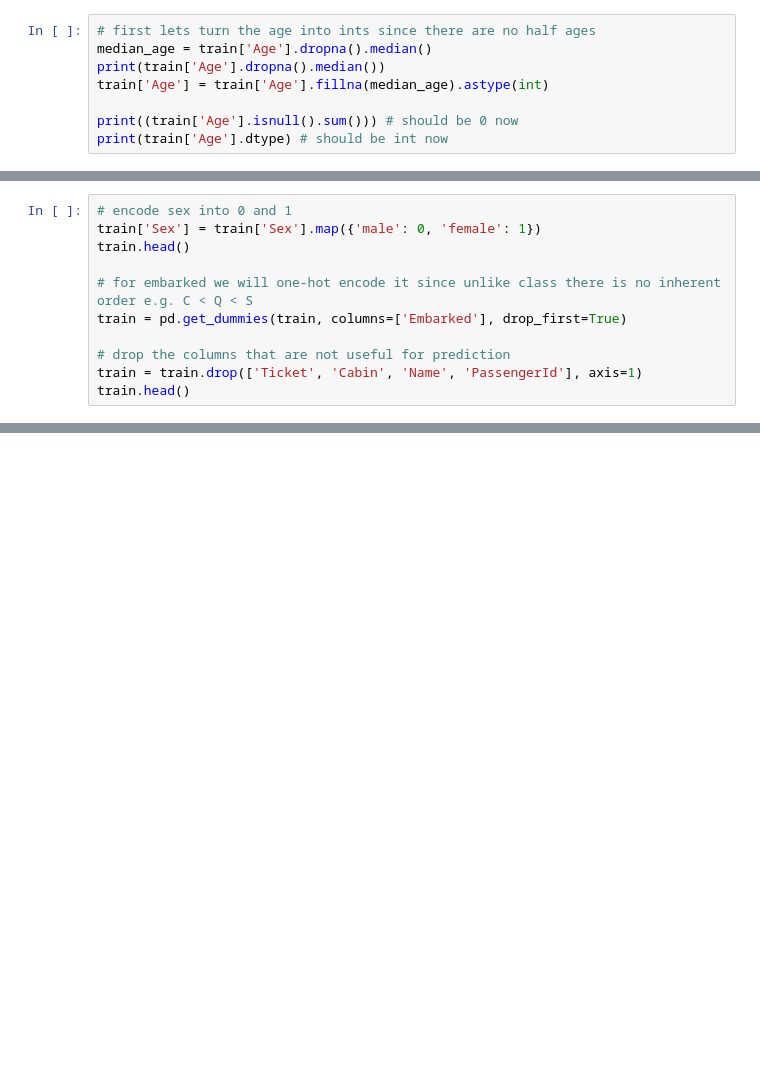
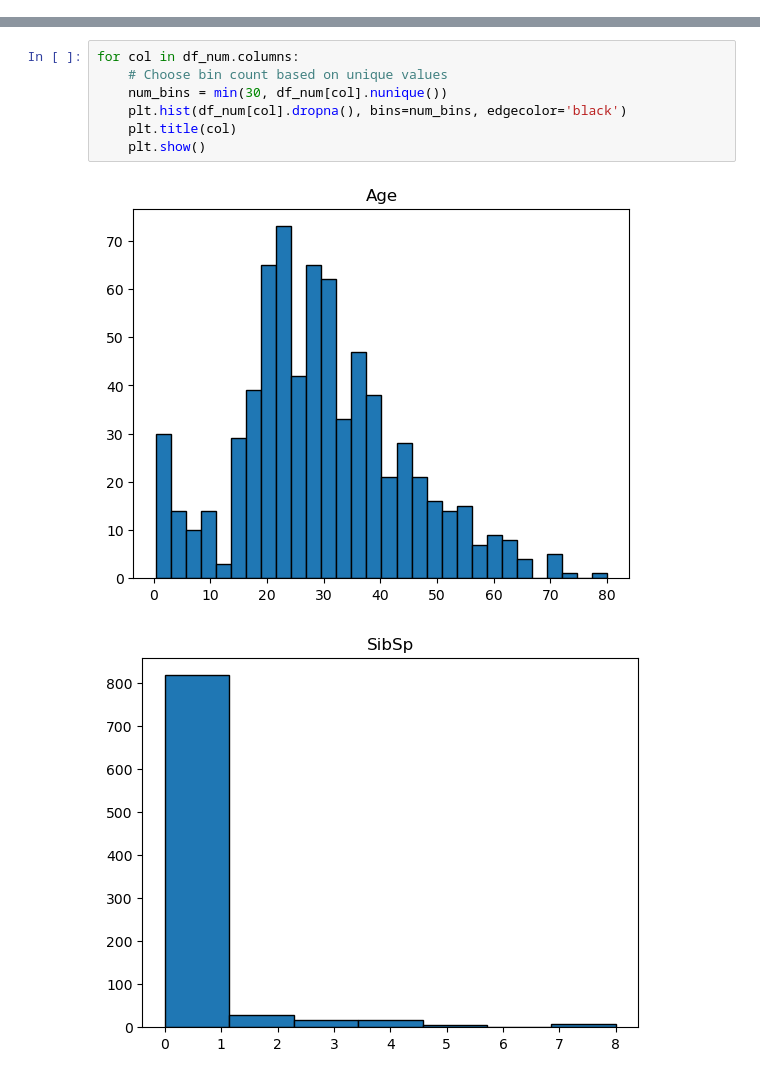
Before and after one commit to xblam/titanic, a Jupyter notebook: notebooks/titanic.ipynb, the cells around one changed output, grey strips where cells are left out. Saved outputs shown, nothing was run; the diff lists cells and outputs as text; blank space fills up the shorter version.

```diff
--- a/notebooks/titanic.ipynb
+++ b/notebooks/titanic.ipynb
@@ -155,8 +55,0 @@ sns.countplot(x='Pclass', hue='Survived', data=train) # 1st class passengers had
-# %%
-# first lets turn the age into ints since there are no half ages
-median_age = train['Age'].dropna().median()
-print(train['Age'].dropna().median())
-train['Age'] = train['Age'].fillna(median_age).astype(int)
-
-print((train['Age'].isnull().sum())) # should be 0 now
-print(train['Age'].dtype) # should be int now
@@ -167,11 +55,0 @@ int32
-# %%
-# encode sex into 0 and 1
-train['Sex'] = train['Sex'].map({'male': 0, 'female': 1})
-train.head()
-
-# for embarked we will one-hot encode it since unlike class there is no inherent order e.g. C < Q < S
-train = pd.get_dummies(train, columns=['Embarked'], drop_first=True)
-
-# drop the columns that are not useful for prediction
-train = train.drop(['Ticket', 'Cabin', 'Name', 'PassengerId'], axis=1)
-train.head()
@@ -196,0 +76,10 @@ array([3, 1, 2], dtype=int64)
+# %%
+for col in df_num.columns:
+    # Choose bin count based on unique values
+    num_bins = min(30, df_num[col].nunique())
+    plt.hist(df_num[col].dropna(), bins=num_bins, edgecolor='black')
+    plt.title(col)
+    plt.show()
+# %% [output]
+[figure, added]
+[figure, added]
```
Also changed, not shown: parts of 23 cells of this notebook, 2 other files.
